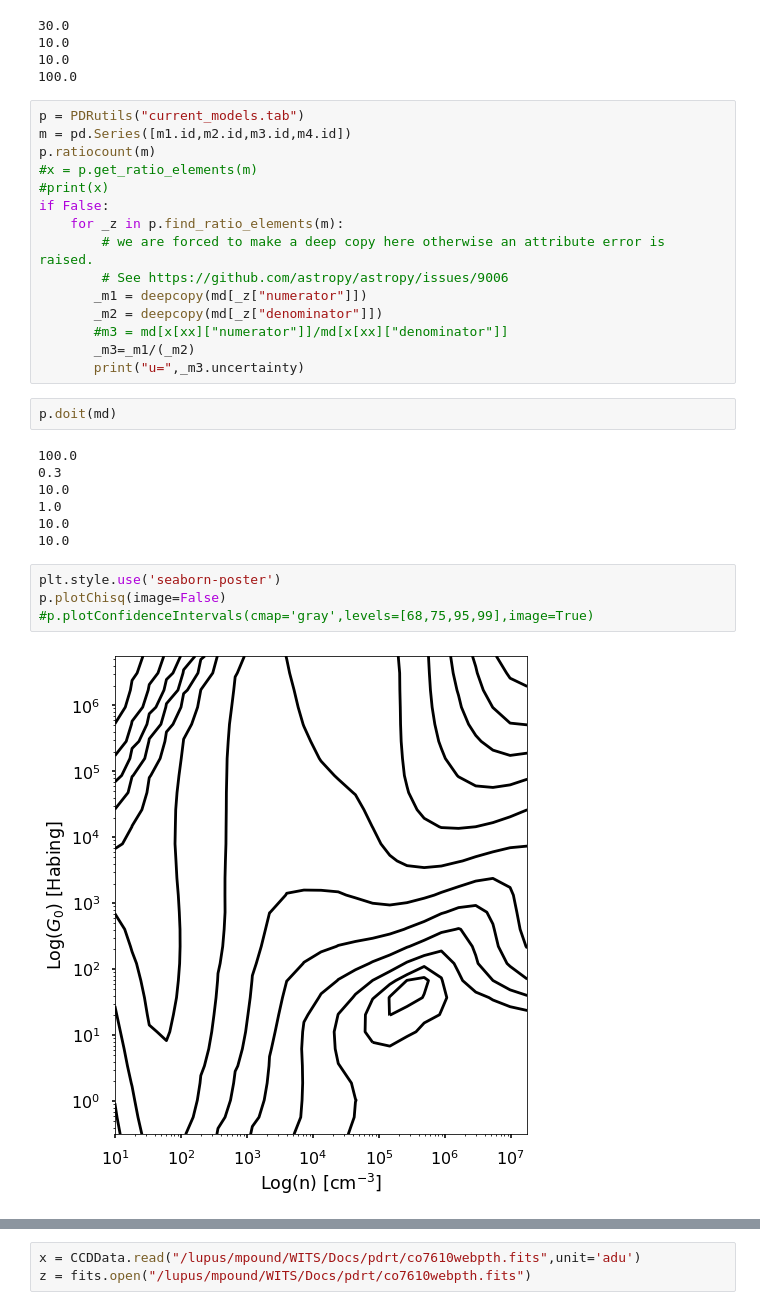
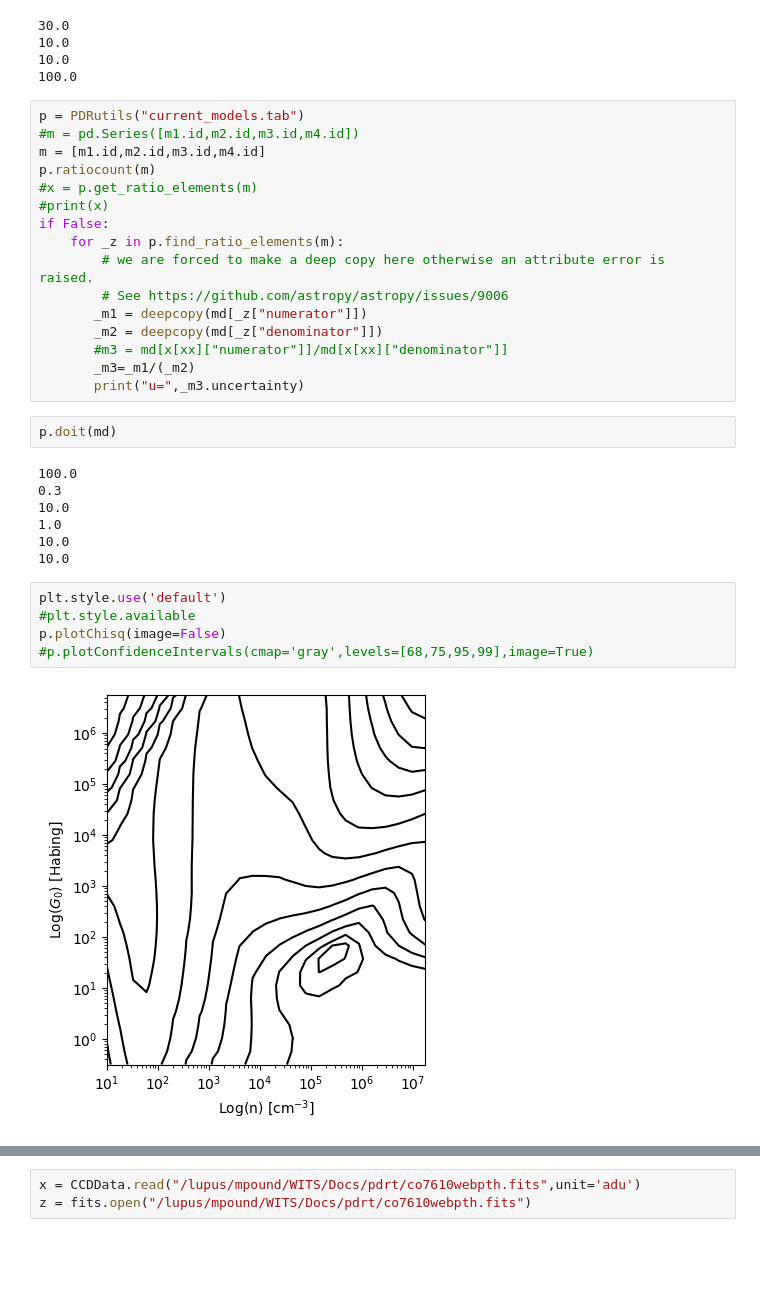
Before and after one commit to mpound/pdrttest, a Jupyter notebook: compute chisq.ipynb, the cells around one changed output, grey strips where cells are left out. Cells and saved outputs as stored; diff of their text form; blank space fills up the shorter version.

```diff
--- a/compute chisq.ipynb
+++ b/compute chisq.ipynb
@@ -577,7 +610,8 @@ for t in [m1,m2,m3,m4]:
 100.0
 # %%
 p = PDRutils("current_models.tab")
-m = pd.Series([m1.id,m2.id,m3.id,m4.id])
+#m = pd.Series([m1.id,m2.id,m3.id,m4.id])
+m = [m1.id,m2.id,m3.id,m4.id]
 p.ratiocount(m)
 #x = p.get_ratio_elements(m)
 #print(x)
@@ -600,11 +634,12 @@ p.doit(md)
 10.0
 10.0
 # %%
-plt.style.use('seaborn-poster')
+plt.style.use('default')
+#plt.style.available
 p.plotChisq(image=False)
 #p.plotConfidenceIntervals(cmap='gray',levels=[68,75,95,99],image=True)
 # %% [output]
-[figure, old version]
+[figure, new version]
 # %%
 p.get_ratio_elements(md)
 p._ratios
```
Also changed, not shown: parts of 12 cells of this notebook.
